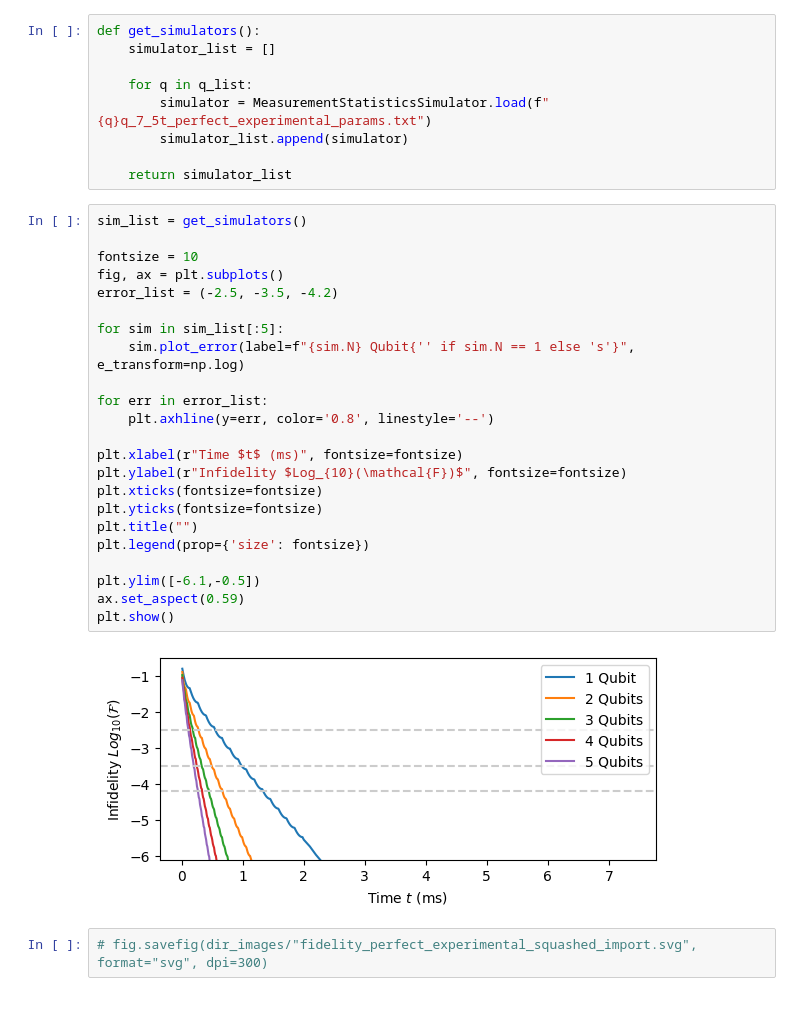
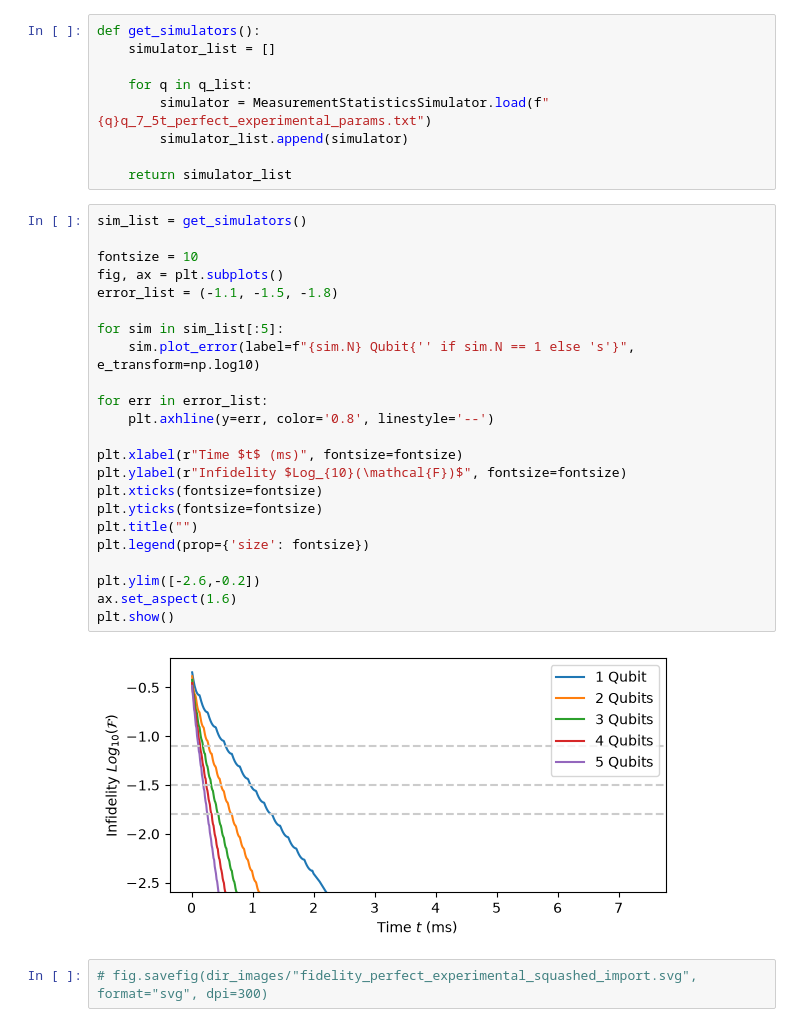
Before and after one commit to custal/speeding-up-quantum-measurement, a Jupyter notebook: jupyter/plots_experimental_perfect_fidelity.ipynb, the cells around one changed output. Drawn from its saved outputs; the diff is of its cells as text.

```diff
--- a/jupyter/plots_experimental_perfect_fidelity.ipynb
+++ b/jupyter/plots_experimental_perfect_fidelity.ipynb
@@ -69,28 +47,28 @@ def get_simulators():
 # %%
 sim_list = get_simulators()
 
 fontsize = 10
 fig, ax = plt.subplots()
-error_list = (-2.5, -3.5, -4.2)
+error_list = (-1.1, -1.5, -1.8)
 
 for sim in sim_list[:5]:
-    sim.plot_error(label=f"{sim.N} Qubit{'' if sim.N == 1 else 's'}", e_transform=np.log)
+    sim.plot_error(label=f"{sim.N} Qubit{'' if sim.N == 1 else 's'}", e_transform=np.log10)
 
 for err in error_list:
     plt.axhline(y=err, color='0.8', linestyle='--')
 
 plt.xlabel(r"Time $t$ (ms)", fontsize=fontsize)
 plt.ylabel(r"Infidelity $Log_{10}(\mathcal{F})$", fontsize=fontsize)
 plt.xticks(fontsize=fontsize)
 plt.yticks(fontsize=fontsize)
 plt.title("")
 plt.legend(prop={'size': fontsize})
 
-plt.ylim([-6.1,-0.5])
-ax.set_aspect(0.59)
+plt.ylim([-2.6,-0.2])
+ax.set_aspect(1.6)
 plt.show()
 # %% [output]
-[figure, old version]
+[figure, new version]
 # %%
 # fig.savefig(dir_images/"fidelity_perfect_experimental_squashed_import.svg", format="svg", dpi=300)
 # %%
```
Also changed, not shown: parts of 5 cells of this notebook, 1 other file.
